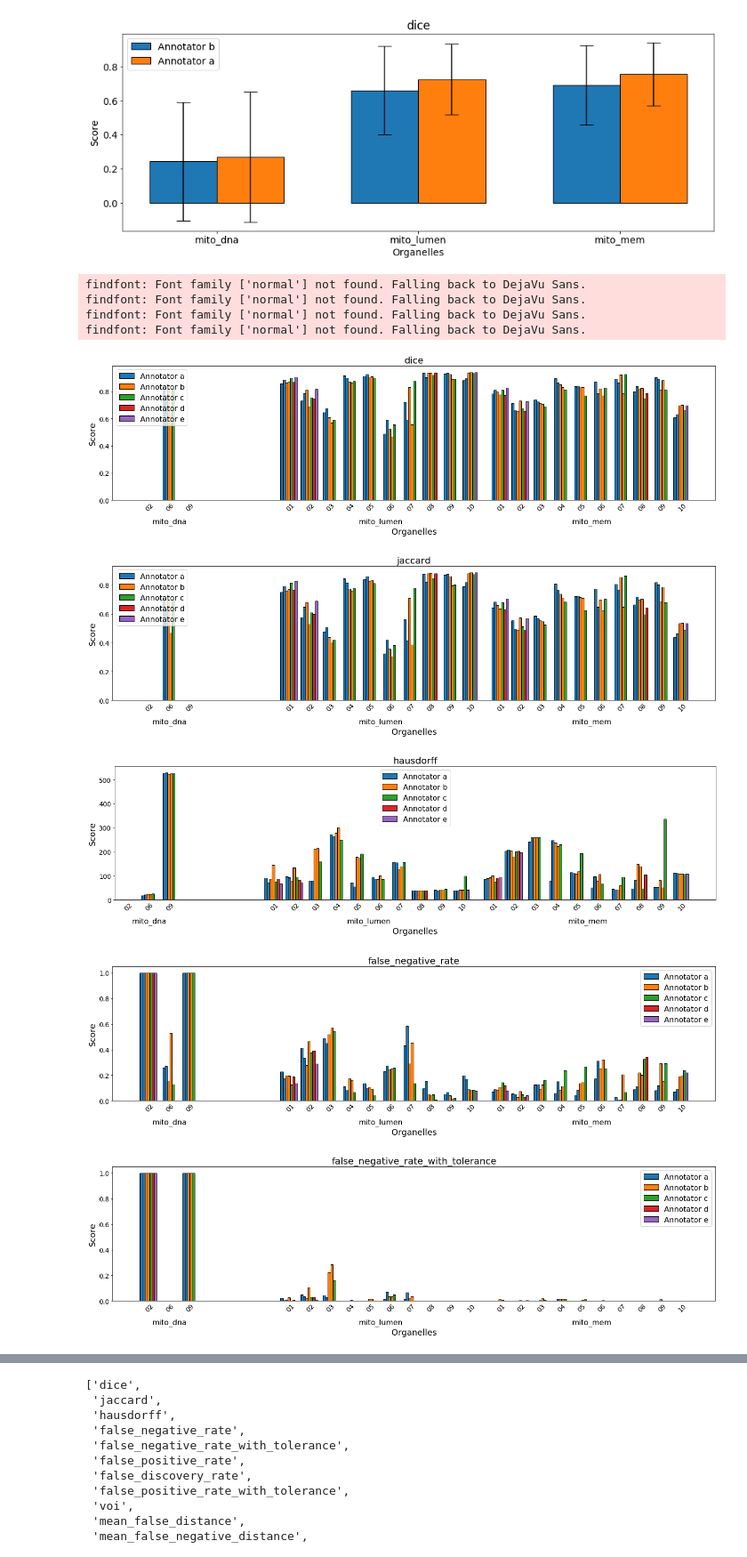
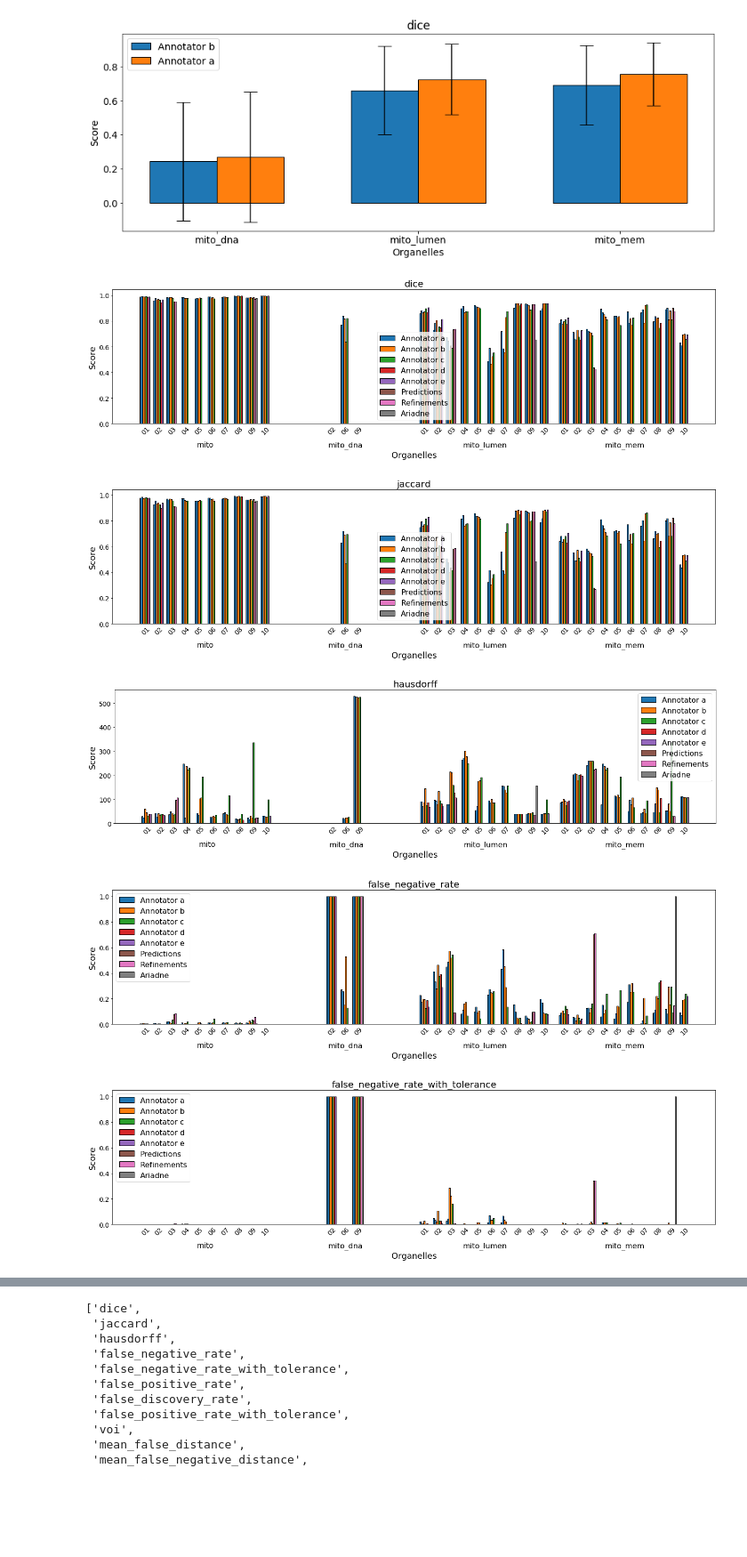
Before and after one commit to davidackerman/CNNectome, a Jupyter notebook: test.ipynb, the cells around one changed output, grey strips where cells are left out. Shown at 89% size. Saved outputs shown, nothing was run; the diff lists cells and outputs as text; code cells hidden in the pictures; blank space fills up the shorter version.

```diff
--- a/test.ipynb
+++ b/test.ipynb
@@ -142,9 +142,11 @@ for cell in ['macrophage','jrc_mus-liver']:
                     x_rescaled = x//2
                     y_rescaled = y//2
                     z_rescaled = z//2
+                    combined_image = np.zeros((x_rescaled[1]-x_rescaled[0],y_rescaled[1]-y_rescaled[0],z_rescaled[1]-z_rescaled[0]),dtype=np.uint8)
+
                     current_organelle_results_zarr = zarr.open(current_organelle_result_path, mode="r")["multiscale"]["labels"][current_organelle_result_name]["s0"]
                     current_organelle_results = current_organelle_results_zarr[z_rescaled[0]:z_rescaled[1],y_rescaled[0]:y_rescaled[1],x_rescaled[0]:x_rescaled[1]]
-                    current_organelle_results[current_organelle_results>=1]=labels_dict[current_organelle_name] #label their mito as lumen
+                    combined_image[current_organelle_results>=1]=labels_dict[current_organelle_name] #label their mito as lumen
                     rescale_factor_for_annotation = 2 # since ariadne is at 8 nm but annotations are at 4
                 elif result_type_name == "predictions":
                     if cell=="jrc_mus-liver":
@@ -153,7 +155,6 @@ for cell in ['macrophage','jrc_mus-liver']:
                         current_organelle_results_zarr = zarr.open(current_organelle_result_path, mode="r")[current_organelle_result_name]
                     current_organelle_results = current_organelle_results_zarr[z[0]:z[1],y[0]:y[1],x[0]:x[1]]
                     combined_image[current_organelle_results>=127]=labels_dict[current_organelle_name]
-
                 else:
                     current_organelle_results_zarr = zarr.open(current_organelle_result_path, mode="r")[current_organelle_result_name]
                     current_organelle_results = current_organelle_results_zarr[z[0]:z[1],y[0]:y[1],x[0]:x[1]]
@@ -385,7 +411,16 @@ for score_name in score_names:
 
     for idx,current_trial in enumerate(trials):
         crop = current_trial.split("_")[1]
-        annotator = current_trial[-1]
+        annotator = current_trial.split("_")[2][1:]
+
+        #rename to keep it in nice order
+        if annotator == "predictions":
+            annotator = "xpredictions"
+        elif annotator == "refinements":
+            annotator = "yrefinements"
+        elif annotator == "ariadne":
+            annotator = "zariadne"
+
         organelle = organelles[idx]
         if organelle not in scores_dict:
             scores_dict[organelle] = {}
@@ -458,40 +493,45 @@ for score_name in score_names:
             for annotator in scores_dict[organelle][crop].keys():
                 num_scores_for_crop += len(scores_dict[organelle][crop][annotator])
             annotator_start = centered_crop_start + crop_width/2 - num_scores_for_crop*width/2
             for annotator_idx,annotator in enumerate(scores_dict[organelle][crop].keys()):
                 if annotator not in X:
                     X[annotator] = []
                     Y[annotator] = []
                 scores = scores_dict[organelle][crop][annotator]
                 X[annotator].extend(annotator_start+width*np.arange(len(scores)))
                 annotator_start+=width*len(scores)
                 Y[annotator].extend(scores)
         organelle_start+=organelle_width+organelle_gap
     for annotator in X.keys():
-        ax.bar(X[annotator], Y[annotator], width = width, edgecolor = "black",label=f"Annotator {annotator}")
+        if annotator == "xpredictions":
+            label = "Predictions"
+        elif annotator == "yrefinements":
+            label = "Refinements"
+        elif annotator == "zariadne":
+            label = "Ariadne"
+        else:
+            label = f"Annotator {annotator}"
+
+        ax.bar(X[annotator], Y[annotator], width = width, edgecolor = "black",label=label)
 
     ax.legend(prop={'size':16})
     ax.set_title(score_name, size=20)
     ax.set_xlabel("Organelles",size=18)
     ax.set_ylabel("Score",size=18)
     ax.set_xticks(labels_x)
     ax.set_xticklabels(labels)
     # hide tick lines for x axis
     ax.tick_params(axis='x', which='both',length=0)
     for label in ax.get_xmajorticklabels():
         if '0' in label.get_text():
             label.set_rotation(45)
         else:
             label.set_fontsize(16)
     plt.savefig(f'/groups/cosem/cosem/ackermand/annotation_and_analytics/plots/{score_name}.png',bbox_inches='tight')
 #ax.set_xlim(0,6)
 # %% [output]
-findfont: Font family ['normal'] not found. Falling back to DejaVu Sans.
-findfont: Font family ['normal'] not found. Falling back to DejaVu Sans.
-findfont: Font family ['normal'] not found. Falling back to DejaVu Sans.
-findfont: Font family ['normal'] not found. Falling back to DejaVu Sans.
-[figure, old version]
+[figure, new version]
-[figure, old version]
+[figure, new version]
-[figure, old version]
+[figure, new version]
-[figure, old version]
+[figure, new version]
-[figure, old version]
+[figure, new version]
```
Also changed, not shown: parts of 4 cells of this notebook.
